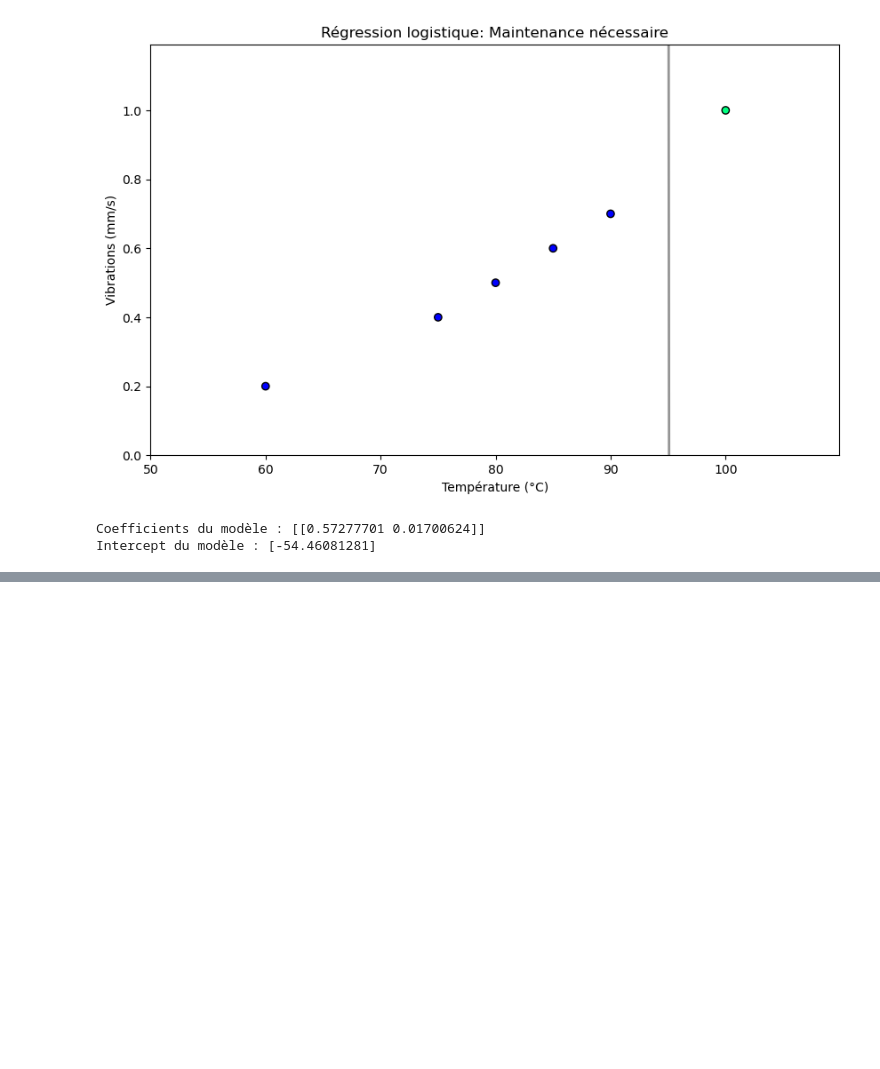
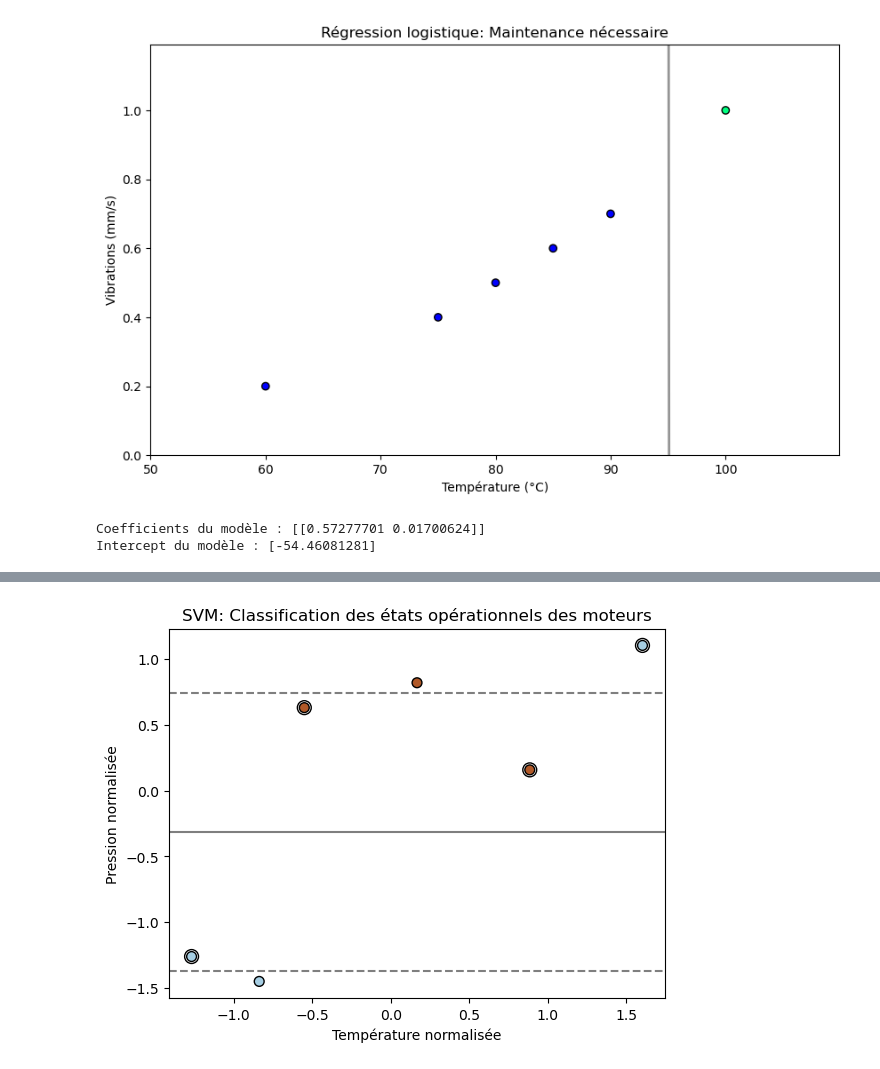
Before and after one commit to jeanJonathan/SystemedemaintenancePredictivePourLesEquipements, a Jupyter notebook: Algorithmes de machine Learning.ipynb, the cells around one changed output, grey strips where cells are left out. Cells and saved outputs as stored; diff of their text form; code cells hidden in the pictures; blank space fills up the shorter version.

```diff
--- a/Algorithmes de machine Learning.ipynb
+++ b/Algorithmes de machine Learning.ipynb
@@ -267,0 +340,52 @@ plt.show()
+# %%
+import numpy as np
+import matplotlib.pyplot as plt
+from sklearn import svm
+from sklearn.preprocessing import StandardScaler
+from sklearn.model_selection import train_test_split
+
+# Données simulées avec trois caractéristiques : température (°C), pression (psi), vibrations (mm/s)
+X = np.array([
+    [85, 30, 0.5], [88, 28, 0.7], [90, 50, 1.5],
+    [100, 45, 1.0], [95, 52, 1.3], [105, 55, 1.8]
+])
+y = np.array([0, 0, 1, 1, 1, 0])  # 0 = normal, 1 = maintenance requise
+
+# Utilisons seulement les deux premières caractéristiques pour la visualisation
+X = X[:, :2]
+
+# Prétraitement des données
+scaler = StandardScaler()
+X_scaled = scaler.fit_transform(X)
+
+# Création d'une instance de SVM et entraînement du modèle
+model = svm.SVC(kernel='linear', C=1)
+model.fit(X_scaled, y)
+
+# Plot des données
+plt.scatter(X_scaled[:, 0], X_scaled[:, 1], c=y, s=50, cmap=plt.cm.Paired, edgecolors='k')
+
+# Plot de l'hyperplan de décision
+ax = plt.gca()
+xlim = ax.get_xlim()
+ylim = ax.get_ylim()
+
+# Créer une grille pour évaluer le modèle
+xx, yy = np.meshgrid(np.linspace(xlim[0], xlim[1], 50),
+                     np.linspace(ylim[0], ylim[1], 50))
+xy = np.vstack([xx.ravel(), yy.ravel()]).T
+Z = model.decision_function(xy).reshape(xx.shape)
+
+# Plot de l'hyperplan et des marges
+ax.contour(xx, yy, Z, colors='k', levels=[-1, 0, 1], alpha=0.5,
+           linestyles=['--', '-', '--'])
+
+# Plot des vecteurs de support
+ax.scatter(model.support_vectors_[:, 0], model.support_vectors_[:, 1], s=100,
+           linewidth=1, facecolors='none', edgecolors='k')
+plt.xlabel('Température normalisée')
+plt.ylabel('Pression normalisée')
+plt.title('SVM: Classification des états opérationnels des moteurs')
+plt.show()
+# %% [output]
+[figure, added]
```
Also changed, not shown: parts of 27 cells of this notebook, 1 other file.
